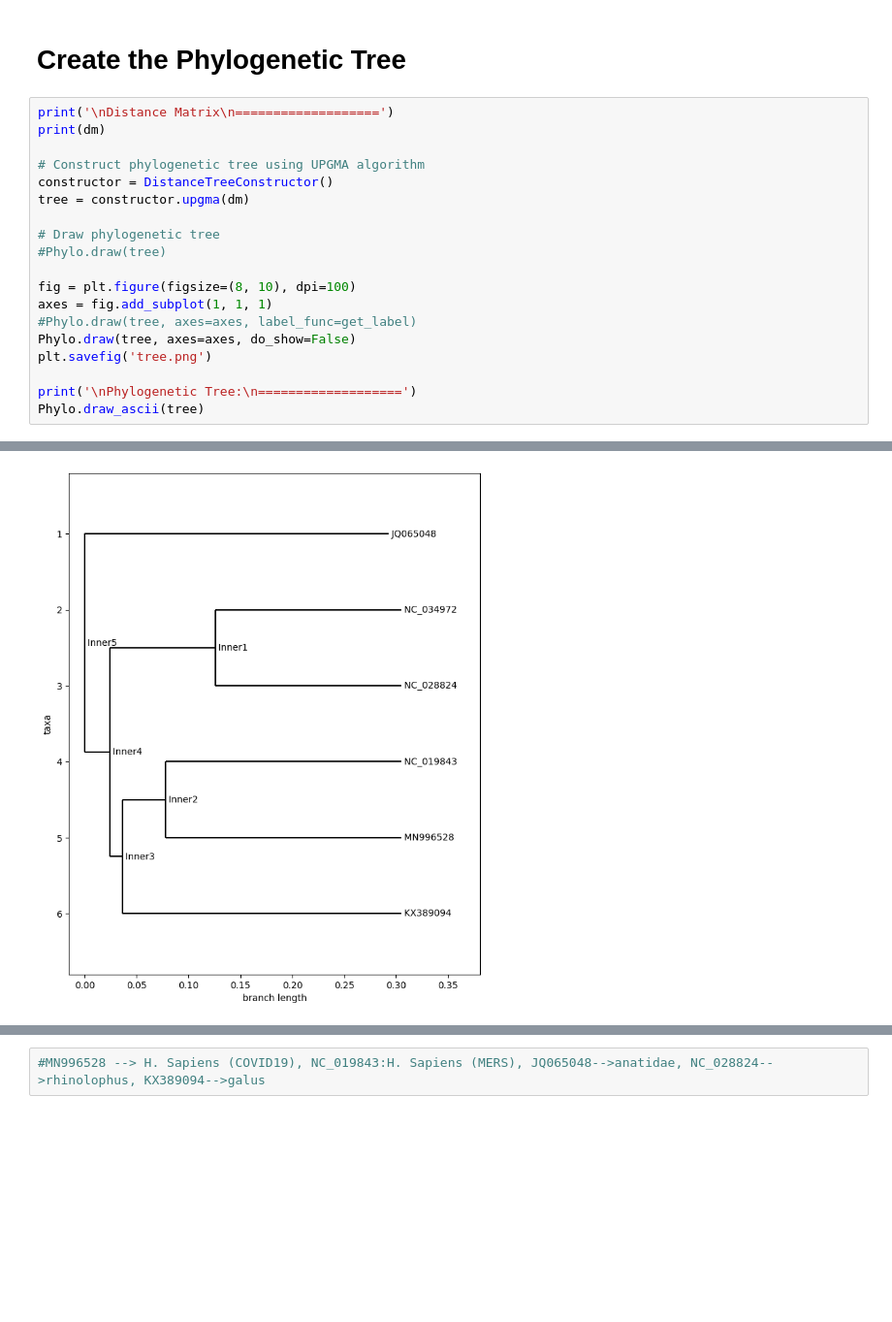
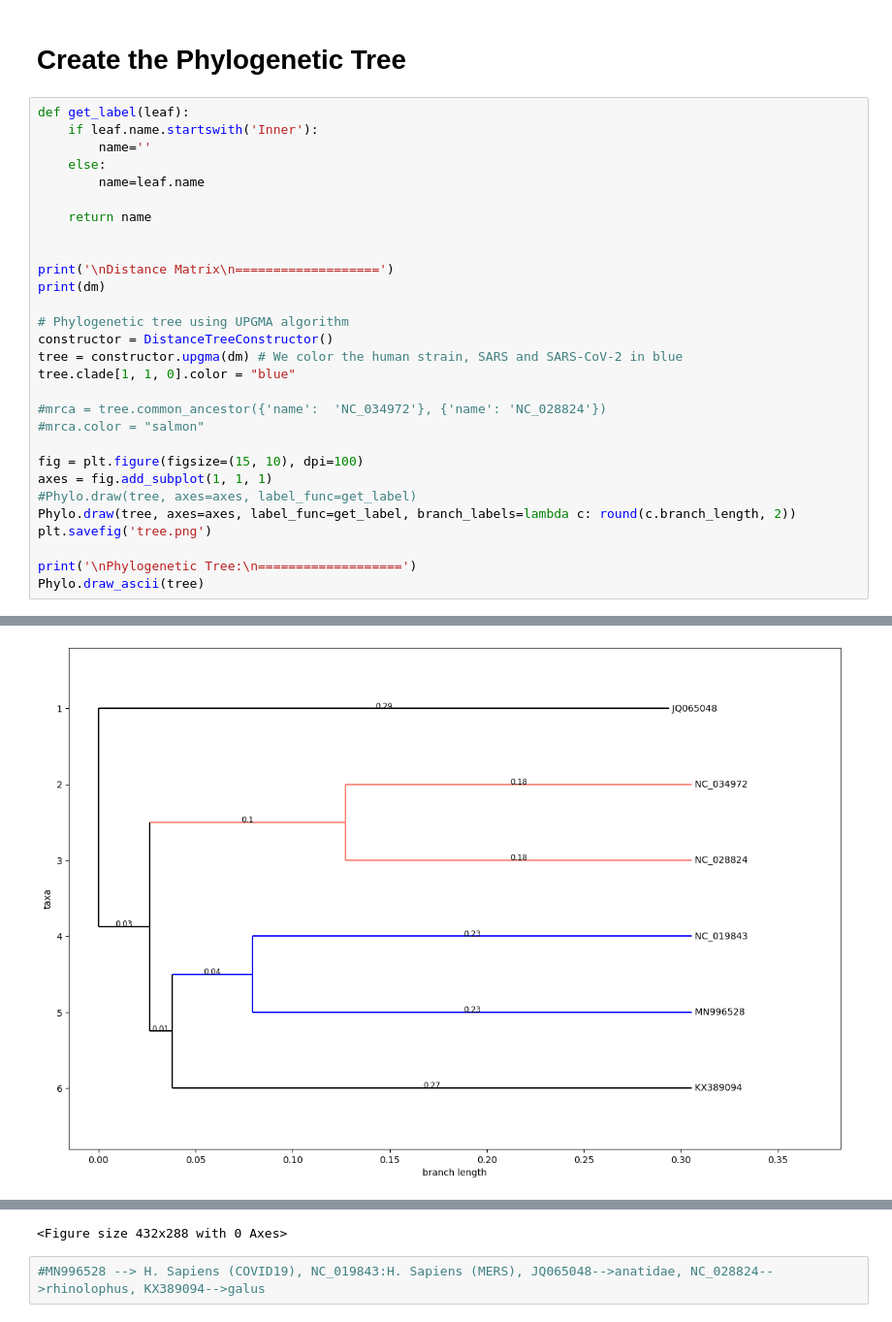
Before and after one commit to simonjuleseric2/covid_sequence, a Jupyter notebook: coronavirus_sequence_analis.ipynb, the cells around one changed output, grey strips where cells are left out. Shown at 97% size. Drawn from its saved outputs; the diff is of its cells as text; blank space fills up the shorter version.

```diff
--- a/coronavirus_sequence_analis.ipynb
+++ b/coronavirus_sequence_analis.ipynb
@@ -140,20 +140,30 @@ dm = calculator.get_distance(align)
 # %% [markdown]
 # Create the Phylogenetic Tree
 # %%
+def get_label(leaf):
+    if leaf.name.startswith('Inner'):
+        name=''
+    else:
+        name=leaf.name
+
+    return name
+
+
 print('\nDistance Matrix\n===================')
 print(dm)
 
-# Construct phylogenetic tree using UPGMA algorithm
+# Phylogenetic tree using UPGMA algorithm
 constructor = DistanceTreeConstructor()
-tree = constructor.upgma(dm)
+tree = constructor.upgma(dm) # We color the human strain, SARS and SARS-CoV-2 in blue
+tree.clade[1, 1, 0].color = "blue"
 
-# Draw phylogenetic tree
-#Phylo.draw(tree)
+#mrca = tree.common_ancestor({'name':  'NC_034972'}, {'name': 'NC_028824'})
+#mrca.color = "salmon"
 
-fig = plt.figure(figsize=(8, 10), dpi=100)
+fig = plt.figure(figsize=(15, 10), dpi=100)
 axes = fig.add_subplot(1, 1, 1)
 #Phylo.draw(tree, axes=axes, label_func=get_label)
-Phylo.draw(tree, axes=axes, do_show=False)
+Phylo.draw(tree, axes=axes, label_func=get_label, branch_labels=lambda c: round(c.branch_length, 2))
 plt.savefig('tree.png')
 
 print('\nPhylogenetic Tree:\n===================')
@@ -179 +181 @@ Phylogenetic Tree:
-[figure, old version]
+[figure, new version]
@@ -180,2 +195,3 @@ Phylogenetic Tree:
+<Figure size 432x288 with 0 Axes>
 # %%
 #MN996528 --> H. Sapiens (COVID19), NC_019843:H. Sapiens (MERS), JQ065048-->anatidae, NC_028824-->rhinolophus, KX389094-->galus
```
Also changed, not shown: parts of 6 cells of this notebook, 2 other files.
